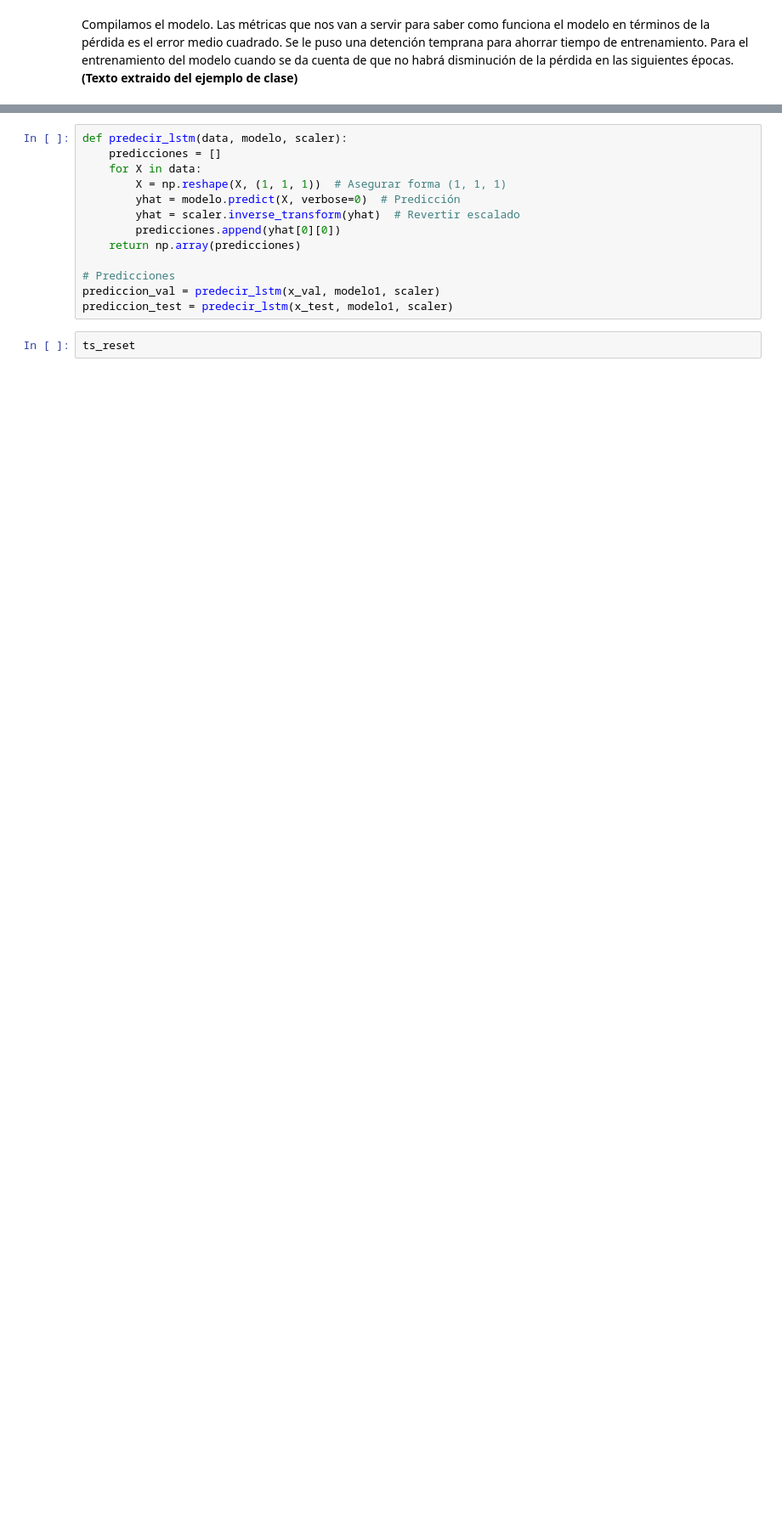
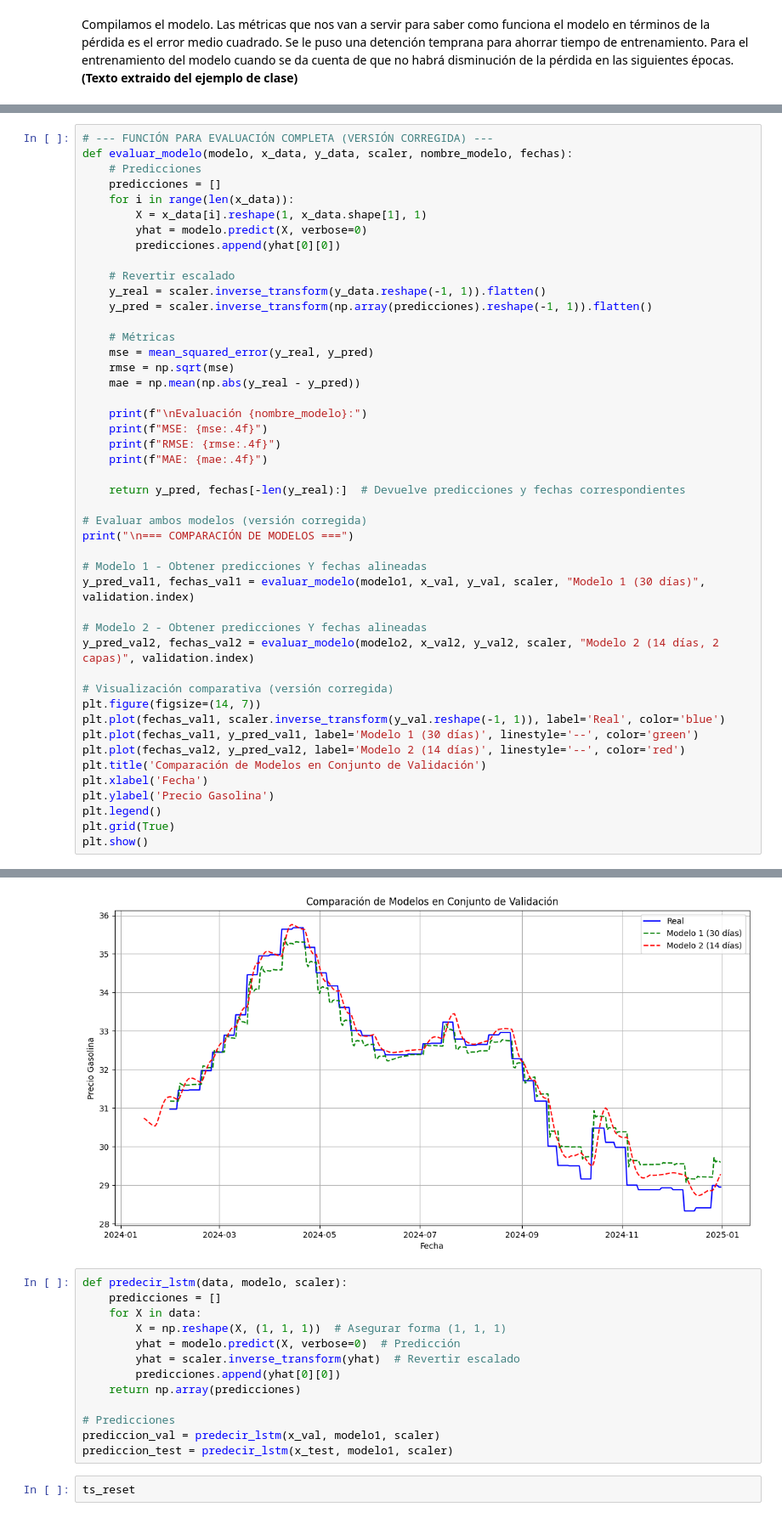
Before and after one commit to chuy-zip/LAB2_DS, a Jupyter notebook: preciosLSTM.ipynb, the cells around one changed output, grey strips where cells are left out. Shown: that part at 85% size. Saved outputs shown, nothing was run; the diff lists cells and outputs as text; blank space fills up the shorter version.

Commit message:
added model 2

```diff
--- a/preciosLSTM.ipynb
+++ b/preciosLSTM.ipynb
@@ -398,0 +460,47 @@ Pérdida en Prueba
+# %%
+# --- FUNCIÓN PARA EVALUACIÓN COMPLETA (VERSIÓN CORREGIDA) ---
+def evaluar_modelo(modelo, x_data, y_data, scaler, nombre_modelo, fechas):
+    # Predicciones
+    predicciones = []
+    for i in range(len(x_data)):
+        X = x_data[i].reshape(1, x_data.shape[1], 1)
+        yhat = modelo.predict(X, verbose=0)
+        predicciones.append(yhat[0][0])
+
+    # Revertir escalado
+    y_real = scaler.inverse_transform(y_data.reshape(-1, 1)).flatten()
+    y_pred = scaler.inverse_transform(np.array(predicciones).reshape(-1, 1)).flatten()
+
+    # Métricas
+    mse = mean_squared_error(y_real, y_pred)
+    rmse = np.sqrt(mse)
+    mae = np.mean(np.abs(y_real - y_pred))
+
+    print(f"\nEvaluación {nombre_modelo}:")
+    print(f"MSE: {mse:.4f}")
+    print(f"RMSE: {rmse:.4f}")
+    print(f"MAE: {mae:.4f}")
+
+    return y_pred, fechas[-len(y_real):]  # Devuelve predicciones y fechas correspondientes
+
+# Evaluar ambos modelos (versión corregida)
+print("\n=== COMPARACIÓN DE MODELOS ===")
+
+# Modelo 1 - Obtener predicciones Y fechas alineadas
+y_pred_val1, fechas_val1 = evaluar_modelo(modelo1, x_val, y_val, scaler, "Modelo 1 (30 días)", validation.index)
+
+# Modelo 2 - Obtener predicciones Y fechas alineadas
+y_pred_val2, fechas_val2 = evaluar_modelo(modelo2, x_val2, y_val2, scaler, "Modelo 2 (14 días, 2 capas)", validation.index)
+
+# Visualización comparativa (versión corregida)
+plt.figure(figsize=(14, 7))
+plt.plot(fechas_val1, scaler.inverse_transform(y_val.reshape(-1, 1)), label='Real', color='blue')
+plt.plot(fechas_val1, y_pred_val1, label='Modelo 1 (30 días)', linestyle='--', color='green')
+plt.plot(fechas_val2, y_pred_val2, label='Modelo 2 (14 días)', linestyle='--', color='red')
+plt.title('Comparación de Modelos en Conjunto de Validación')
+plt.xlabel('Fecha')
+plt.ylabel('Precio Gasolina')
+plt.legend()
+plt.grid(True)
+plt.show()
+# %% [output]
@@ -399,3 +518,4 @@ Pérdida en Prueba
+[figure, added]
 # %%
 def predecir_lstm(data, modelo, scaler):
     predicciones = []
```
Also changed, not shown: parts of 12 cells of this notebook.
